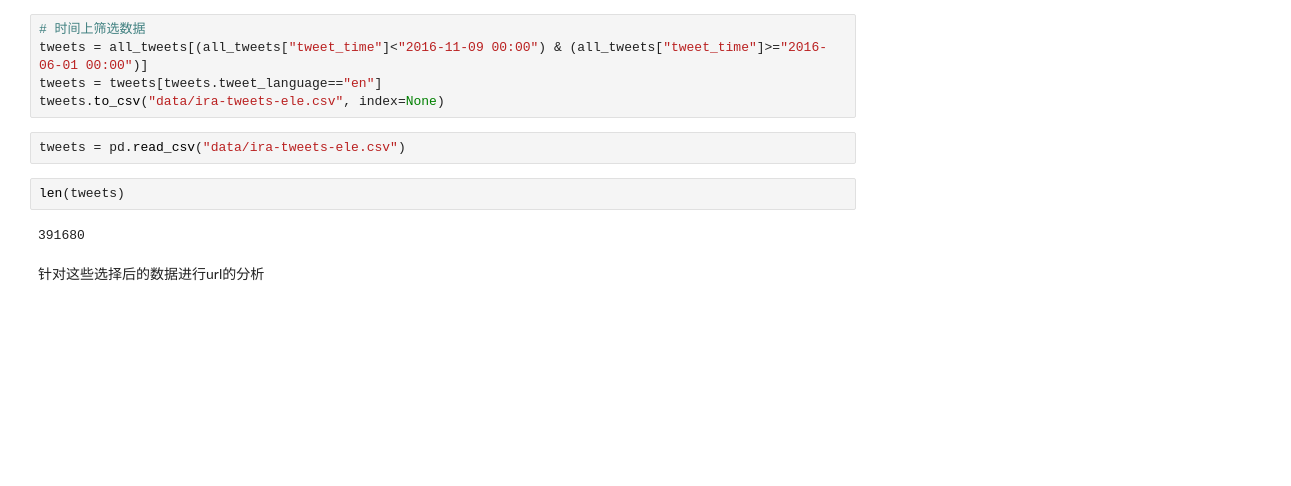
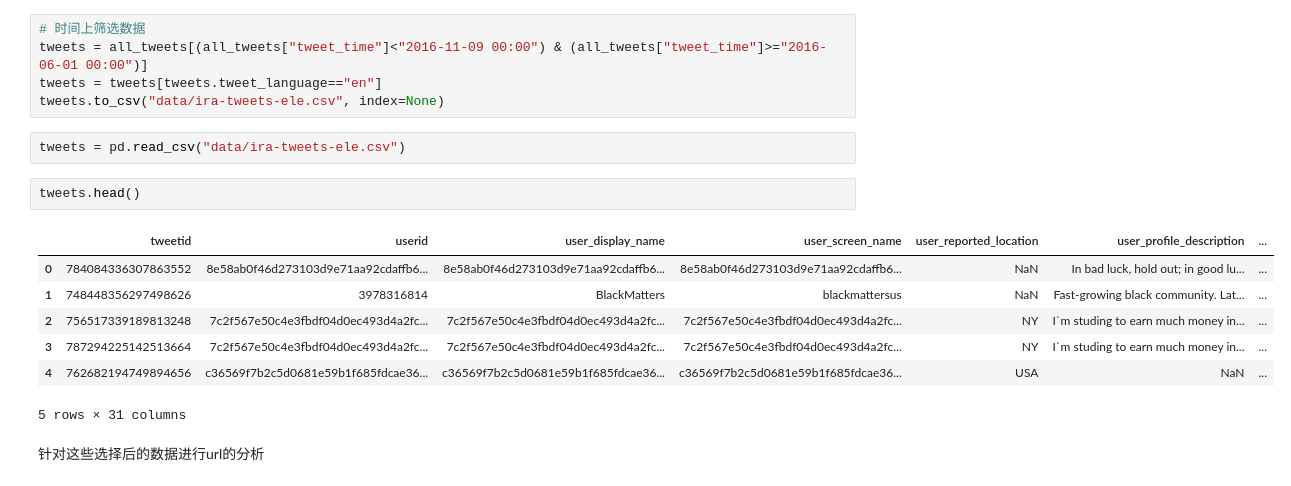
Before and after one commit to kayzhou/fake_news_during_election, a Jupyter notebook: analyze_IRAs.ipynb, the cells around one changed output. Drawn from its saved outputs; the diff is of its cells as text; blank space fills up the shorter version.

```diff
--- a/analyze_IRAs.ipynb
+++ b/analyze_IRAs.ipynb
@@ -515,10 +515,16 @@ tweets = tweets[tweets.tweet_language=="en"]
 tweets.to_csv("data/ira-tweets-ele.csv", index=None)
 # %%
 tweets = pd.read_csv("data/ira-tweets-ele.csv")
-# %%
-len(tweets)
-# %% [output]
-391680
+# %%
+tweets.head()
+# %% [output]
+|  | tweetid | userid | user_display_name | user_screen_name | user_reported_location | user_profile_description | ... |
+| 0 | 784084336307863552 | 8e58ab0f46d273103d9e71aa92cdaffb6... | 8e58ab0f46d273103d9e71aa92cdaffb6... | 8e58ab0f46d273103d9e71aa92cdaffb6... | NaN | In bad luck, hold out; in good lu... | ... |
+| 1 | 748448356297498626 | 3978316814 | BlackMatters | blackmattersus | NaN | Fast-growing black community. Lat... | ... |
+| 2 | 756517339189813248 | 7c2f567e50c4e3fbdf04d0ec493d4a2fc... | 7c2f567e50c4e3fbdf04d0ec493d4a2fc... | 7c2f567e50c4e3fbdf04d0ec493d4a2fc... | NY | I`m studing to earn much money in... | ... |
+| 3 | 787294225142513664 | 7c2f567e50c4e3fbdf04d0ec493d4a2fc... | 7c2f567e50c4e3fbdf04d0ec493d4a2fc... | 7c2f567e50c4e3fbdf04d0ec493d4a2fc... | NY | I`m studing to earn much money in... | ... |
+| 4 | 762682194749894656 | c36569f7b2c5d0681e59b1f685fdcae36... | c36569f7b2c5d0681e59b1f685fdcae36... | c36569f7b2c5d0681e59b1f685fdcae36... | USA | NaN | ... |
+5 rows × 31 columns
 # %% [markdown]
 针对这些选择后的数据进行url的分析
 # %%
```
Also changed, not shown: parts of 15 cells of this notebook.
